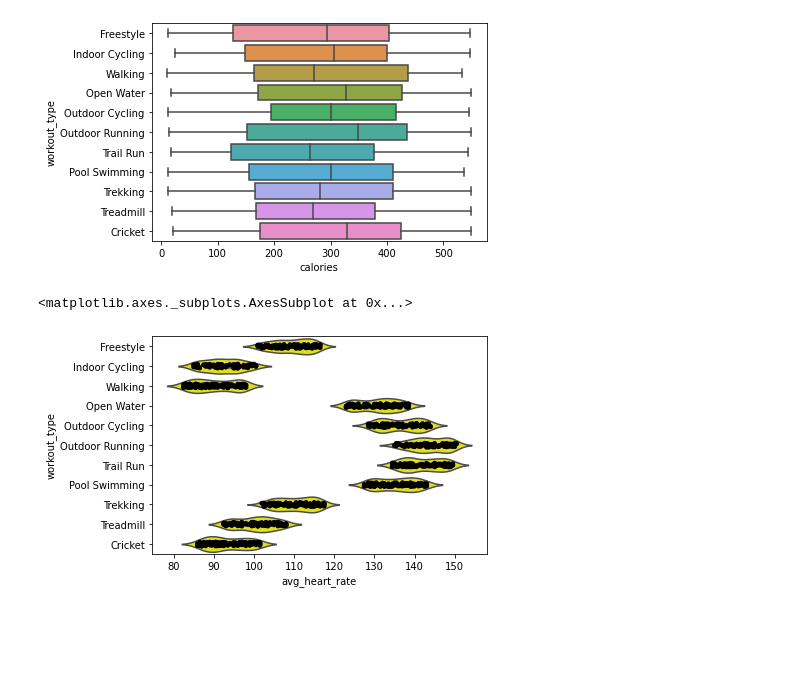
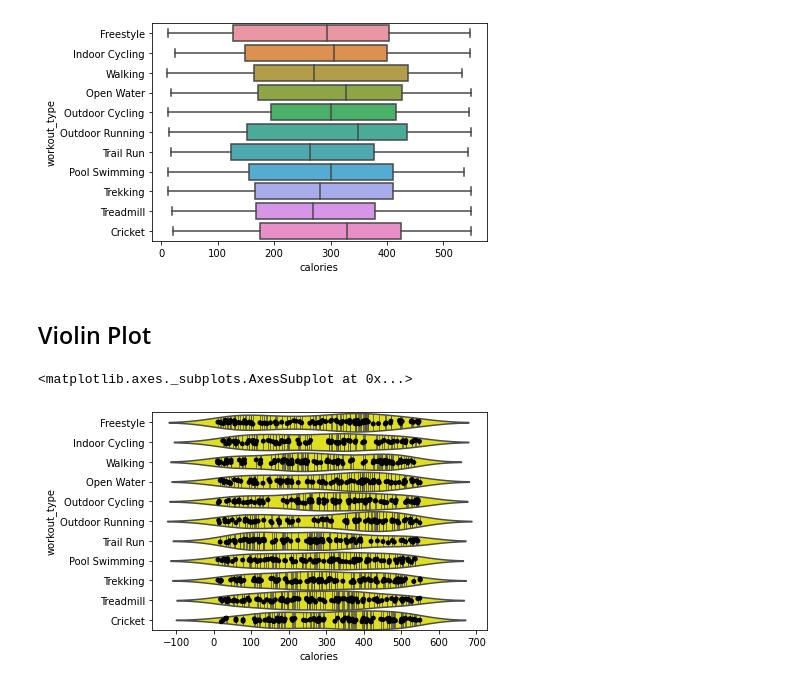
Before and after one commit to bidhan7/Data-Processing-Visualization-, a Jupyter notebook: Quiz 26.ipynb, the cells around one changed output. Saved outputs shown, nothing was run; the diff lists cells and outputs as text; code cells hidden in the pictures; blank space fills up the shorter version.

```diff
--- a/Quiz 26.ipynb
+++ b/Quiz 26.ipynb
@@ -69,9 +69,11 @@ ax.set_xticklabels(ax.get_xticklabels(),rotation = 55)
 ax = sns.boxplot(data = df, y = 'workout_type', x = 'calories')
 # %% [output]
 [figure]
+# %% [markdown]
+## Violin Plot
 # %%
-sns.violinplot(data = df, y = 'workout_type', x = 'avg_heart_rate', color = 'yellow')
-sns.stripplot(data = df, y = 'workout_type', x = 'avg_heart_rate' , color = 'black')
+sns.violinplot(data = df, y = 'workout_type', x = 'calories', color = 'yellow',inner="stick",height=8, width=1)
+sns.stripplot(data = df, y = 'workout_type', x = 'calories' , color = 'black')
 # %% [output]
 <matplotlib.axes._subplots.AxesSubplot at 0x...>
-[figure, old version]
+[figure, new version]
```
